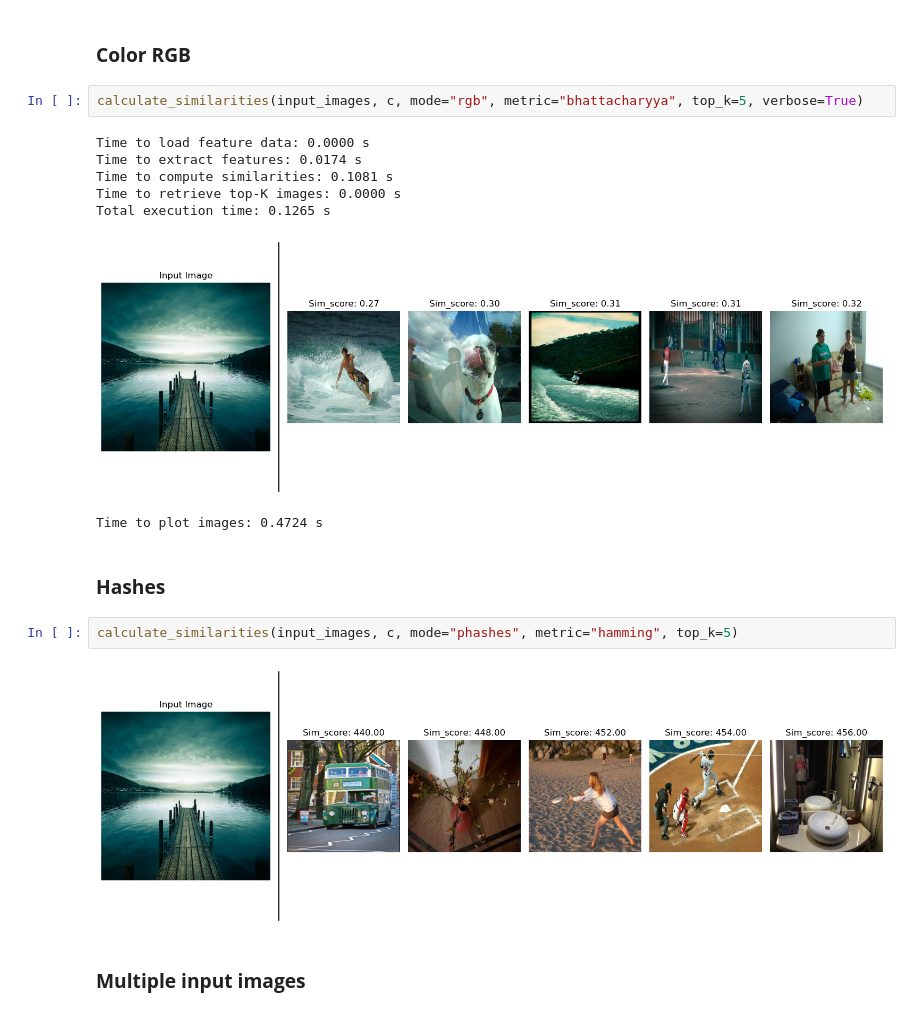
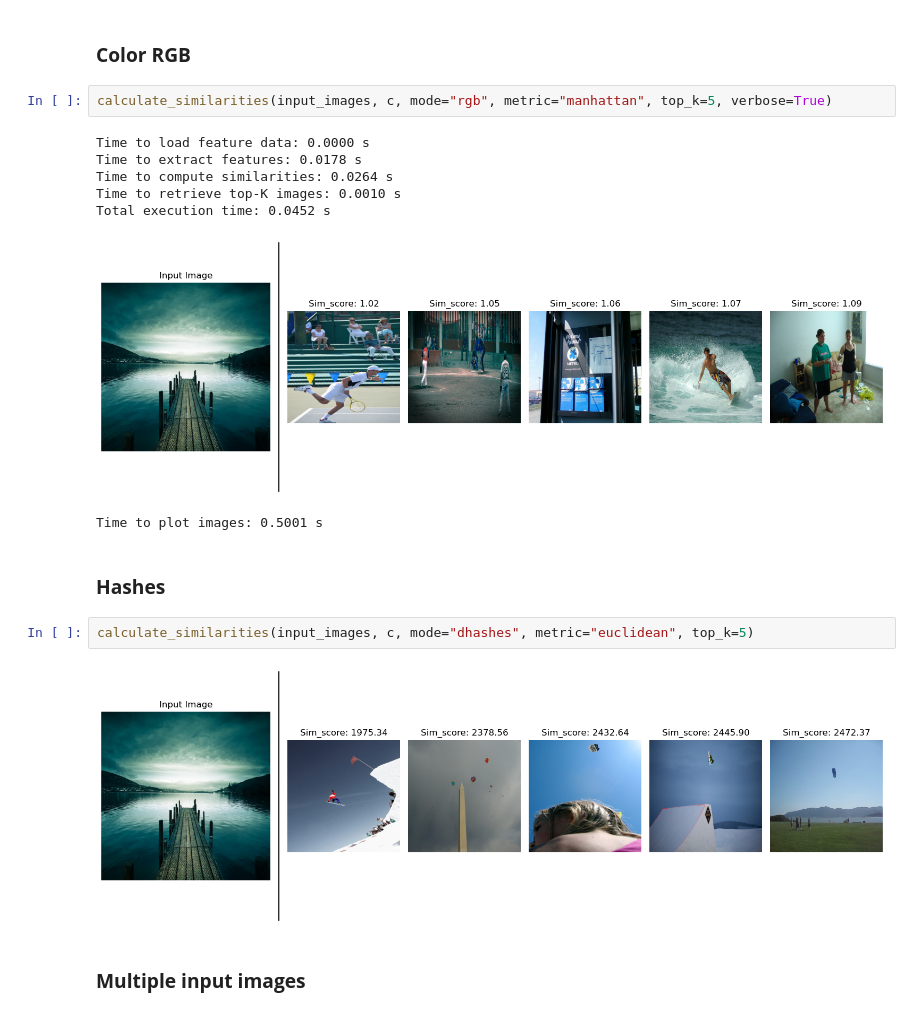
Before and after one commit to erythrocytecalculus/Image-Recommender-Big-Data, a Jupyter notebook: show_similarities.ipynb, the cells around one changed output. Drawn from its saved outputs; the diff is of its cells as text.

```diff
--- a/show_similarities.ipynb
+++ b/show_similarities.ipynb
@@ -26,21 +26,21 @@ Time to plot images: 0.4995 s
 # %% [markdown]
 ### **Color RGB**
 # %%
-calculate_similarities(input_images, c, mode="rgb", metric="bhattacharyya", top_k=5, verbose=True)
+calculate_similarities(input_images, c, mode="rgb", metric="manhattan", top_k=5, verbose=True)
 # %% [output]
 Time to load feature data: 0.0000 s
-Time to extract features: 0.0174 s
-Time to compute similarities: 0.1081 s
-Time to retrieve top-K images: 0.0000 s
-Total execution time: 0.1265 s
+Time to extract features: 0.0178 s
+Time to compute similarities: 0.0264 s
+Time to retrieve top-K images: 0.0010 s
+Total execution time: 0.0452 s
-[figure, old version]
+[figure, new version]
-Time to plot images: 0.4724 s
+Time to plot images: 0.5001 s
 # %% [markdown]
 ### **Hashes**
 # %%
-calculate_similarities(input_images, c, mode="phashes", metric="hamming", top_k=5)
+calculate_similarities(input_images, c, mode="dhashes", metric="euclidean", top_k=5)
 # %% [output]
-[figure, old version]
+[figure, new version]
 # %% [markdown]
 ### **Multiple input images**
 # %%
```
Also changed, not shown: parts of 2 cells of this notebook, 11 other files.
